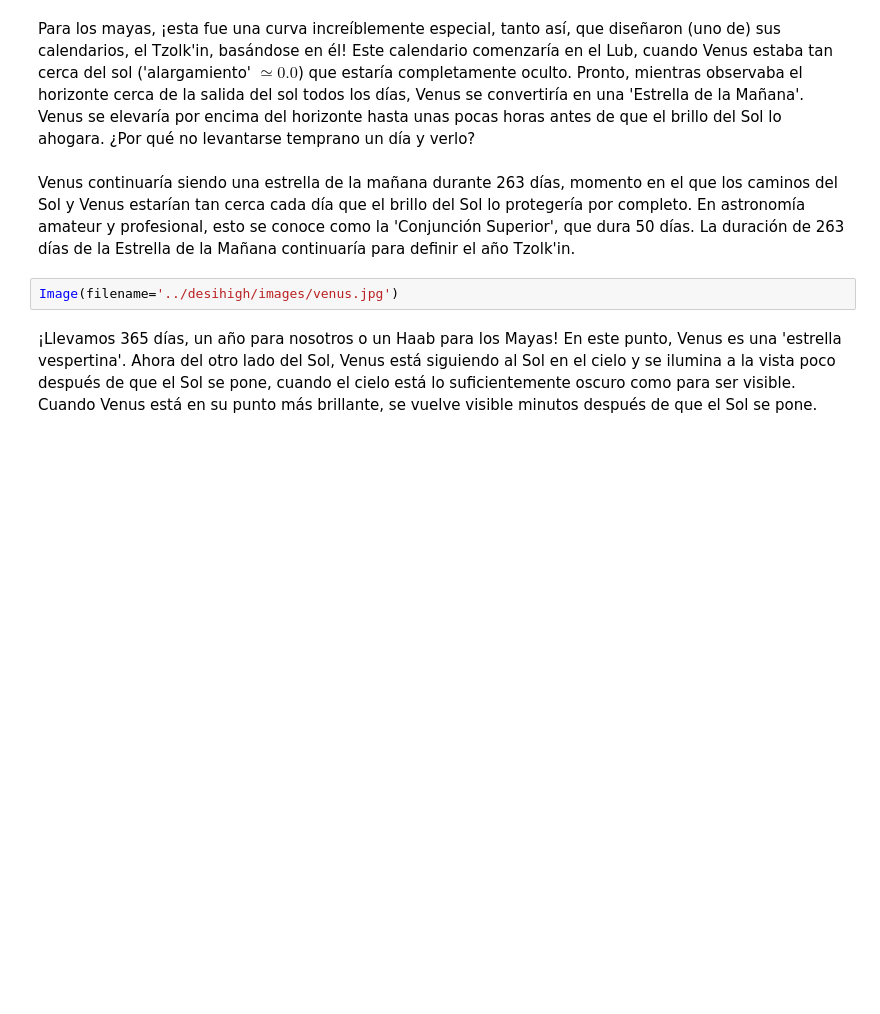
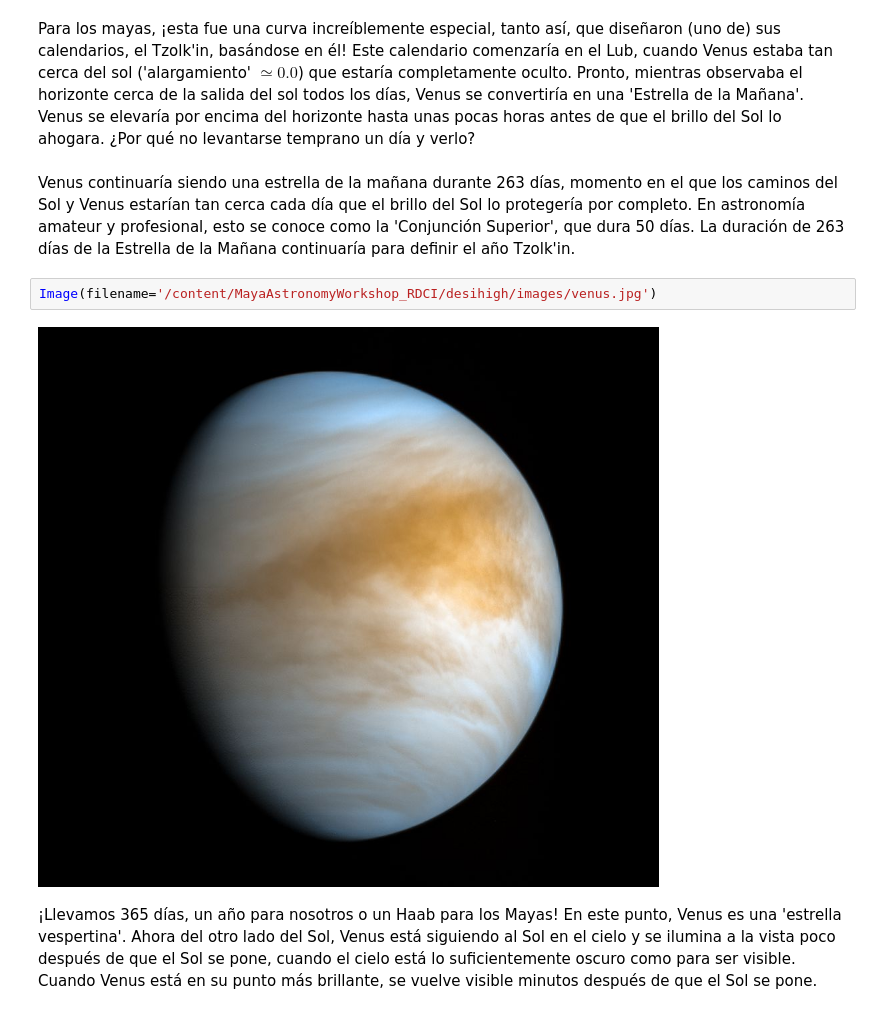
Before and after one commit to DsCIenceUG/MayaAstronomyWorkshop_RDCI, a Jupyter notebook: Espanol/FromMayaToDESI_es_Work_RDCI.ipynb, the cells around one changed output. Saved outputs shown, nothing was run; the diff lists cells and outputs as text; blank space fills up the shorter version.

```diff
--- a/Espanol/FromMayaToDESI_es_Work_RDCI.ipynb
+++ b/Espanol/FromMayaToDESI_es_Work_RDCI.ipynb
@@ -375,7 +377,9 @@ Para los mayas, ¡esta fue una curva increíblemente especial, tanto así, que d
 # %% [markdown]
 Venus continuaría siendo una estrella de la mañana durante 263 días, momento en el que los caminos del Sol y Venus estarían tan cerca cada día que el brillo del Sol lo protegería por completo. En astronomía amateur y profesional, esto se conoce como la 'Conjunción Superior', que dura 50 días. La duración de 263 días de la Estrella de la Mañana continuaría para definir el año Tzolk'in.
 # %%
-Image(filename='../desihigh/images/venus.jpg')
+Image(filename='/content/MayaAstronomyWorkshop_RDCI/desihigh/images/venus.jpg')
+# %% [output]
+[figure, added]
 # %% [markdown]
 ¡Llevamos 365 días, un año para nosotros o un Haab para los Mayas! En este punto, Venus es una 'estrella vespertina'. Ahora del otro lado del Sol, Venus está siguiendo al Sol en el cielo y se ilumina a la vista poco después de que el Sol se pone, cuando el cielo está lo suficientemente oscuro como para ser visible. Cuando Venus está en su punto más brillante, se vuelve visible minutos después de que el Sol se pone.
 # %% [markdown]
```
Also changed, not shown: parts of 15 cells of this notebook.
